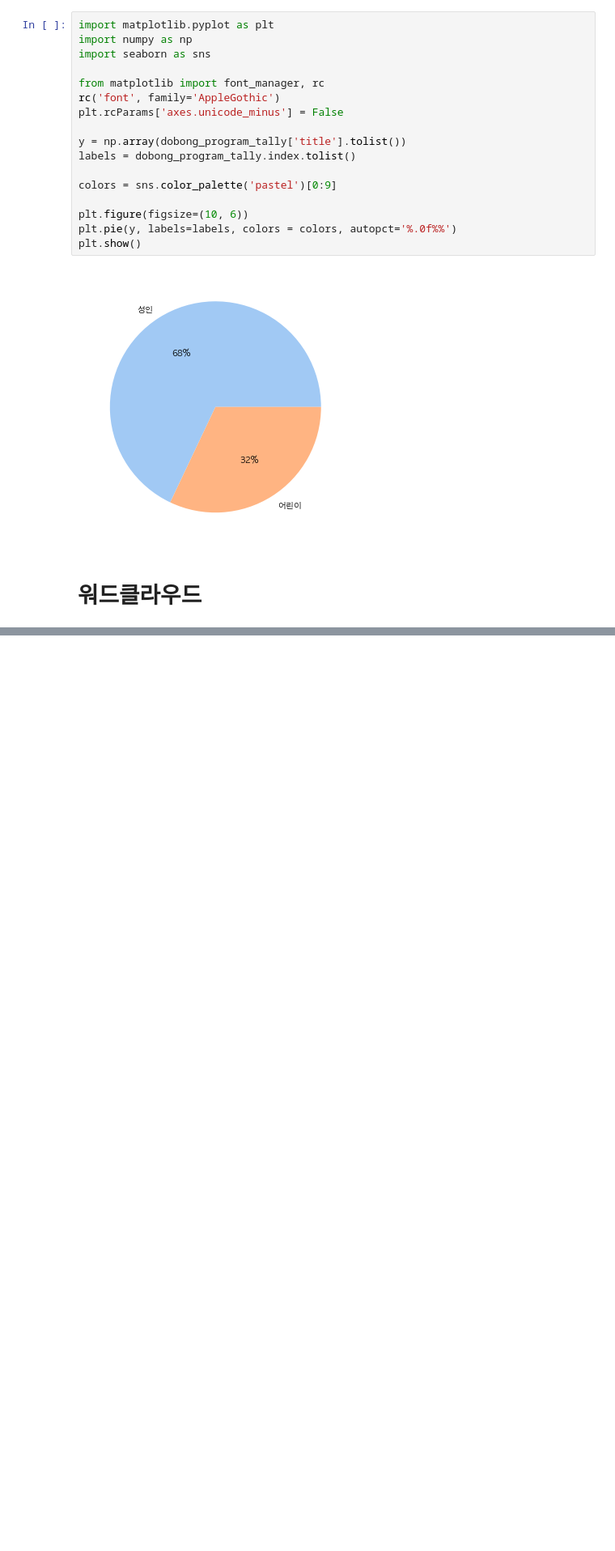
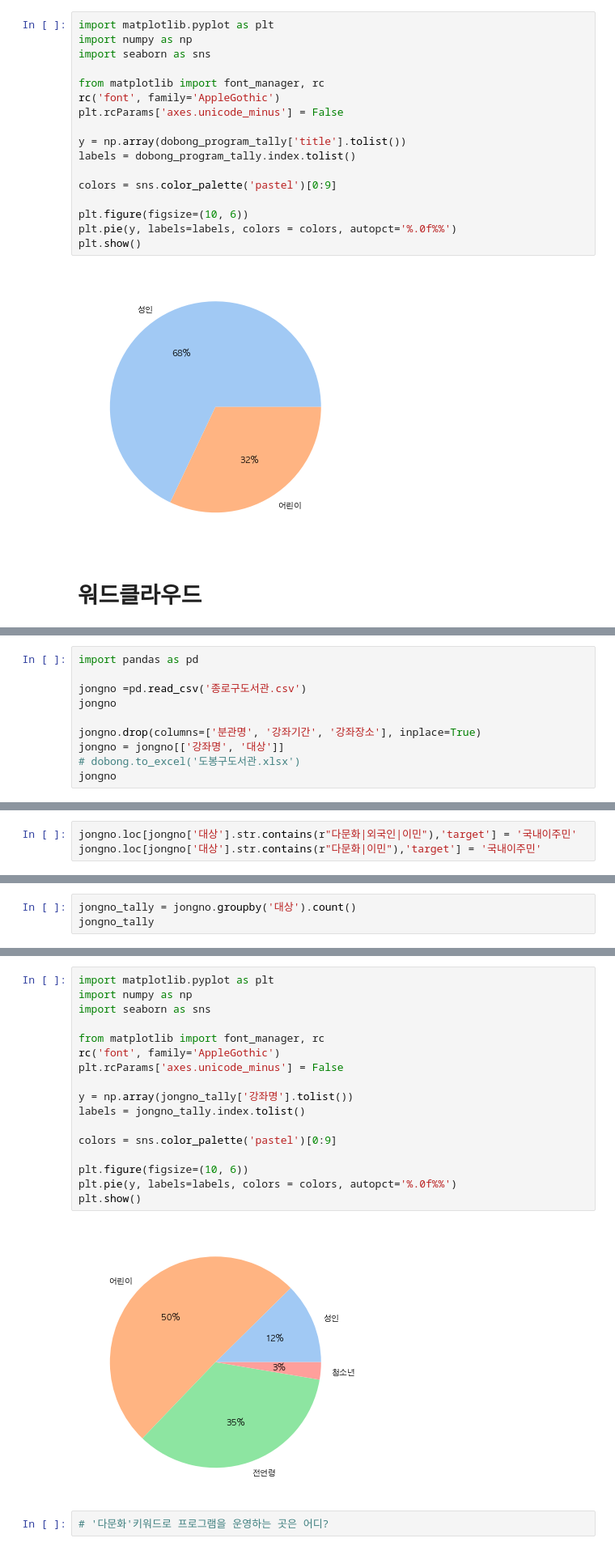
Before and after one commit to kyunakim/everybodys_lib, a Jupyter notebook: olive/도봉구 도서관.ipynb, the cells around one changed output, grey strips where cells are left out. Shown: that part at 81% size. Drawn from its saved outputs; the diff is of its cells as text; blank space fills up the shorter version.

```diff
--- a/olive/도봉구 도서관.ipynb
+++ b/olive/도봉구 도서관.ipynb
@@ -40,0 +202,10 @@ plt.show()
+# %%
+import pandas as pd
+
+jongno =pd.read_csv('종로구도서관.csv')
+jongno
+
+jongno.drop(columns=['분관명', '강좌기간', '강좌장소'], inplace=True)
+jongno = jongno[['강좌명', '대상']]
+# dobong.to_excel('도봉구도서관.xlsx')
+jongno
@@ -40,0 +226,3 @@ plt.show()
+# %%
+jongno.loc[jongno['대상'].str.contains(r"다문화|외국인|이민"),'target'] = '국내이주민'
+jongno.loc[jongno['대상'].str.contains(r"다문화|이민"),'target'] = '국내이주민'
@@ -40,0 +234,3 @@ plt.show()
+# %%
+jongno_tally = jongno.groupby('대상').count()
+jongno_tally
@@ -40,0 +244,21 @@ plt.show()
+# %%
+import matplotlib.pyplot as plt
+import numpy as np
+import seaborn as sns
+
+from matplotlib import font_manager, rc
+rc('font', family='AppleGothic')
+plt.rcParams['axes.unicode_minus'] = False
+
+y = np.array(jongno_tally['강좌명'].tolist())
+labels = jongno_tally.index.tolist()
+
+colors = sns.color_palette('pastel')[0:9]
+
+plt.figure(figsize=(10, 6))
+plt.pie(y, labels=labels, colors = colors, autopct='%.0f%%')
+plt.show()
+# %% [output]
+[figure, added]
+# %%
+# '다문화'키워드로 프로그램을 운영하는 곳은 어디?
```
Also changed, not shown: parts of 37 cells of this notebook, 24 other files.
